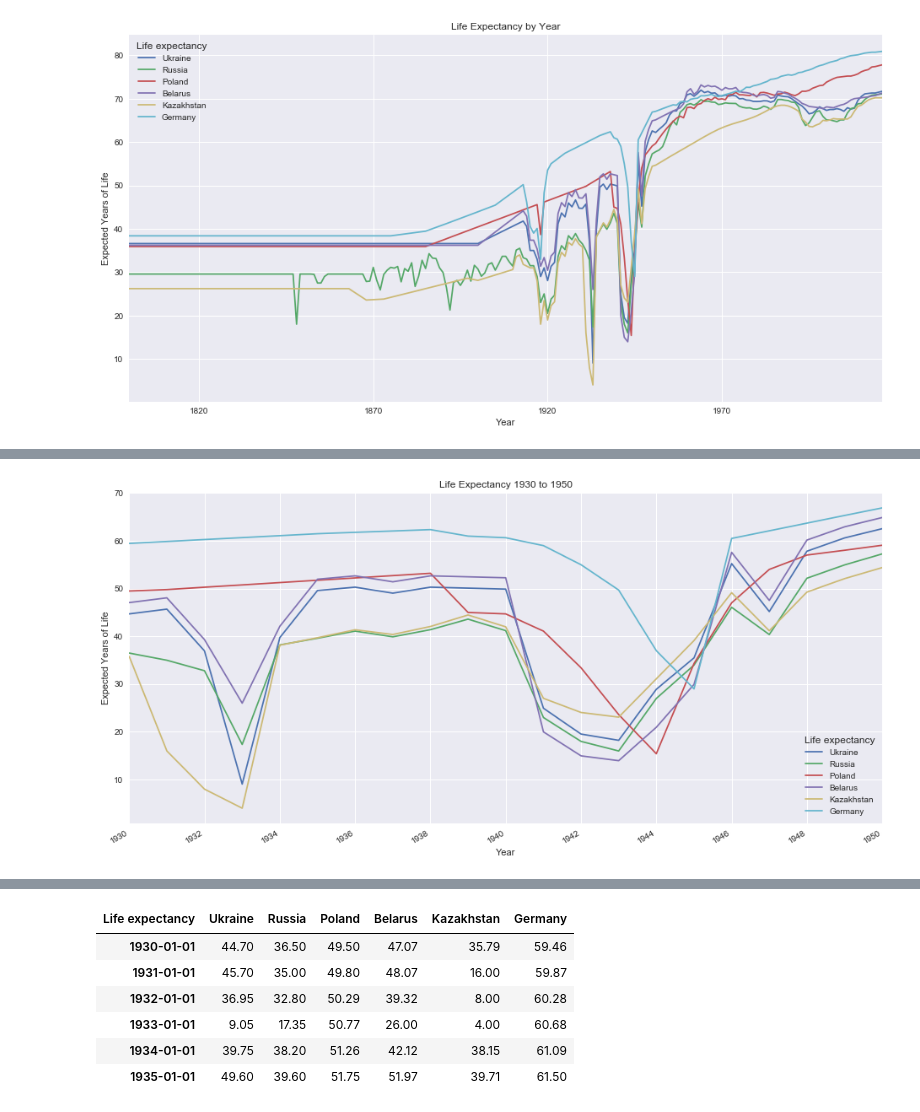
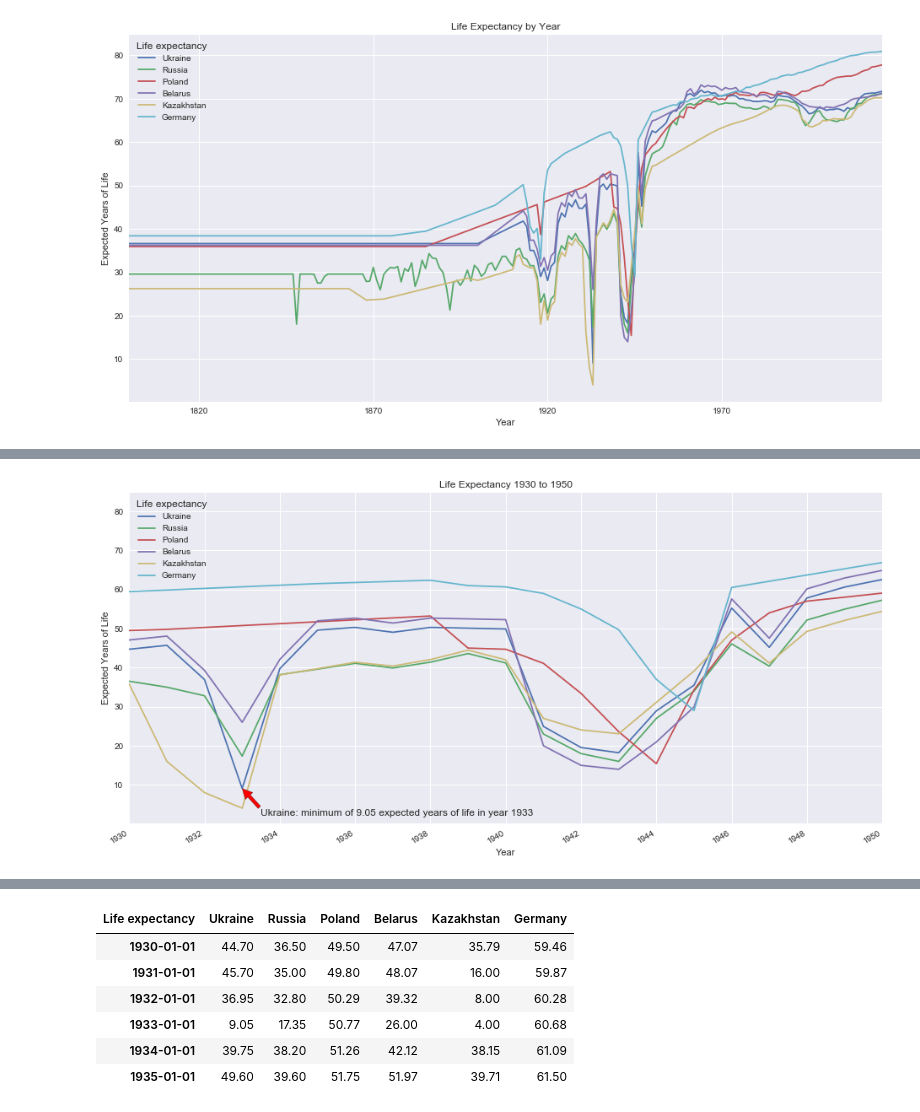
Before and after one commit to ashapochka/sandbox, a Jupyter notebook: lifeua/lifeua.ipynb, the cells around one changed output, grey strips where cells are left out. Drawn from its saved outputs; the diff is of its cells as text; code cells hidden in the pictures.

Commit message:
completed life expectancy analysis in Ukraine

```diff
--- a/lifeua/lifeua.ipynb
+++ b/lifeua/lifeua.ipynb
@@ -39,7 +64,16 @@ plt.show()
+# %%
+min_ua_life = df['Ukraine'].min()
+min_ua_life_year = df['Ukraine'].idxmin()
+ua_annotation = 'Ukraine: minimum of {0} expected years of life in year {1:%Y}'.format(min_ua_life, min_ua_life_year)
 # %%
-_ = df.loc['1930':'1950', :].plot.line(title='Life Expectancy 1930 to 1950', x_compat=True)
+_ = df.plot.line(title='Life Expectancy 1930 to 1950', x_compat=True)
 plt.xlabel('Year')
 plt.ylabel('Expected Years of Life')
+plt.xlim(['1930', '1950'])
+plt.annotate(
+    ua_annotation, xy=(min_ua_life_year, min_ua_life),
+    xytext=(min_ua_life_year + pd.DateOffset(months=6), min_ua_life - 7),
+    arrowprops=dict(facecolor='red'))
 plt.show()
 # %% [output]
-[figure, old version]
+[figure, new version]
```
Also changed, not shown: parts of 7 cells of this notebook.
